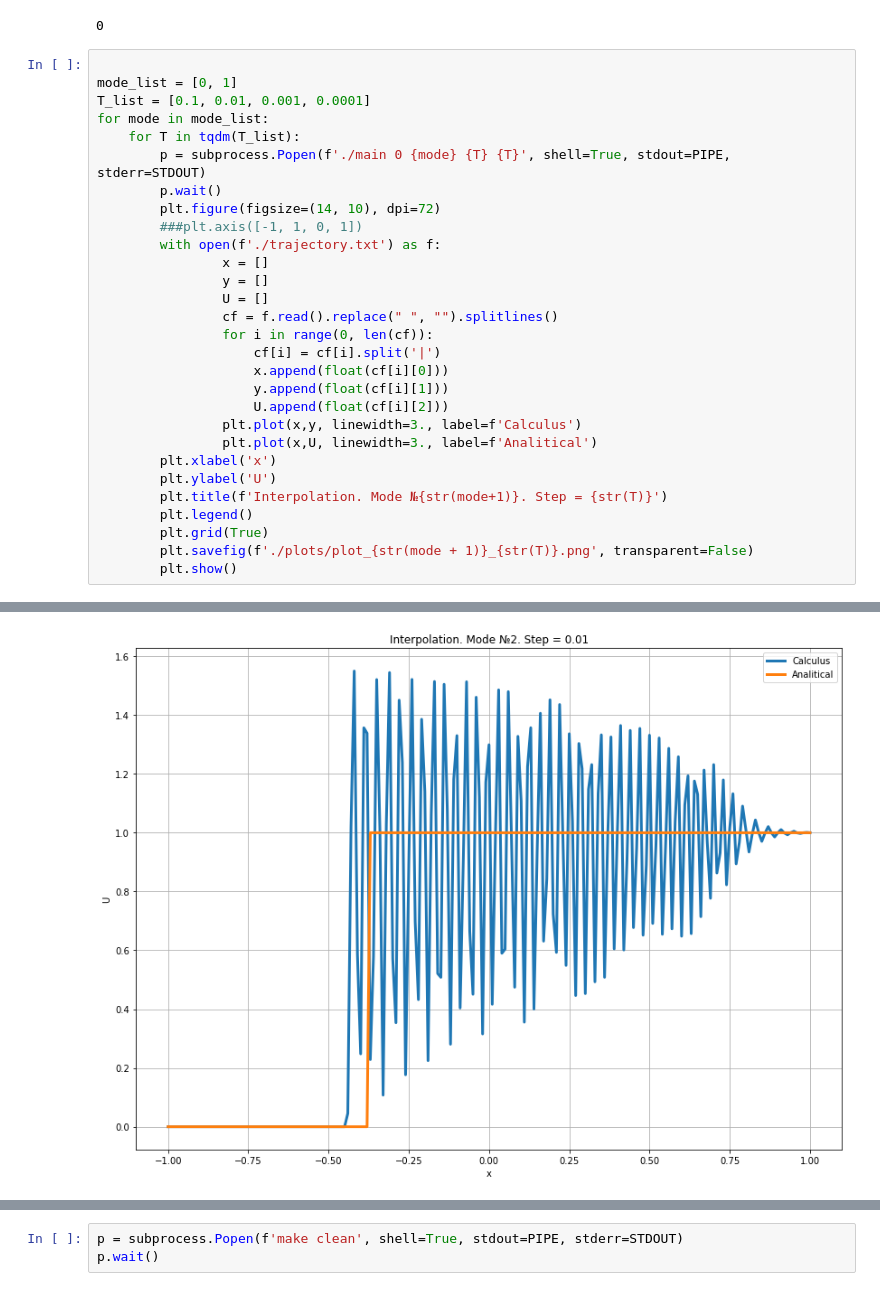
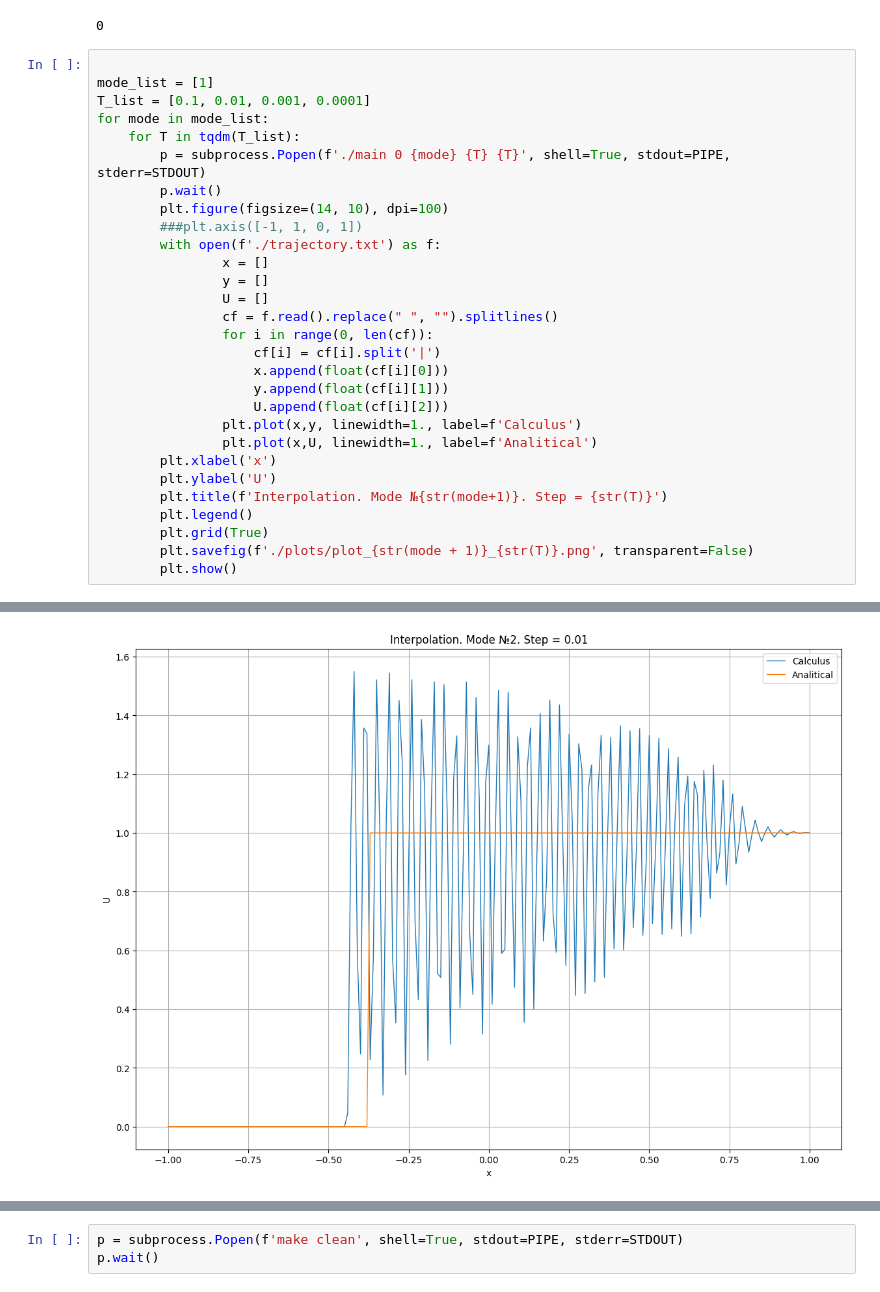
Before and after one commit to Nikatik/ChislMethodsThird, a Jupyter notebook: Graphs.ipynb, the cells around one changed output, grey strips where cells are left out. Saved outputs shown, nothing was run; the diff lists cells and outputs as text.

```diff
--- a/Graphs.ipynb
+++ b/Graphs.ipynb
@@ -10,13 +10,13 @@ p.wait()
 0
 # %%
 
-mode_list = [0, 1]
+mode_list = [1]
 T_list = [0.1, 0.01, 0.001, 0.0001]
 for mode in mode_list:
     for T in tqdm(T_list):
         p = subprocess.Popen(f'./main 0 {mode} {T} {T}', shell=True, stdout=PIPE, stderr=STDOUT)
         p.wait()
-        plt.figure(figsize=(14, 10), dpi=72)
+        plt.figure(figsize=(14, 10), dpi=100)
         ###plt.axis([-1, 1, 0, 1])
         with open(f'./trajectory.txt') as f:
                 x = []
@@ -28,8 +28,8 @@ for mode in mode_list:
                     x.append(float(cf[i][0]))
                     y.append(float(cf[i][1]))
                     U.append(float(cf[i][2]))
-                plt.plot(x,y, linewidth=3., label=f'Calculus')
-                plt.plot(x,U, linewidth=3., label=f'Analitical')
+                plt.plot(x,y, linewidth=1., label=f'Calculus')
+                plt.plot(x,U, linewidth=1., label=f'Analitical')
         plt.xlabel('x')
         plt.ylabel('U')
         plt.title(f'Interpolation. Mode №{str(mode+1)}. Step = {str(T)}')
@@ -42 +42 @@ for mode in mode_list:
-[figure, old version]
+[figure, new version]
```
Also changed, not shown: parts of 1 cell of this notebook, 2 other files.
